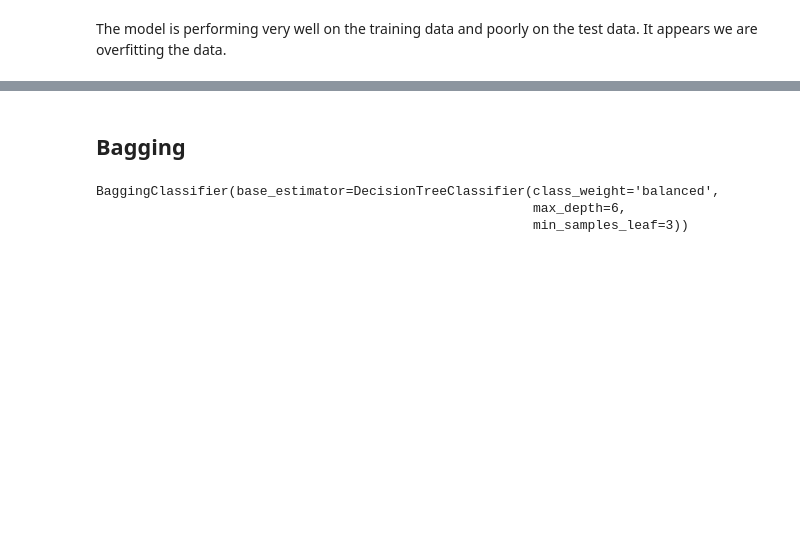
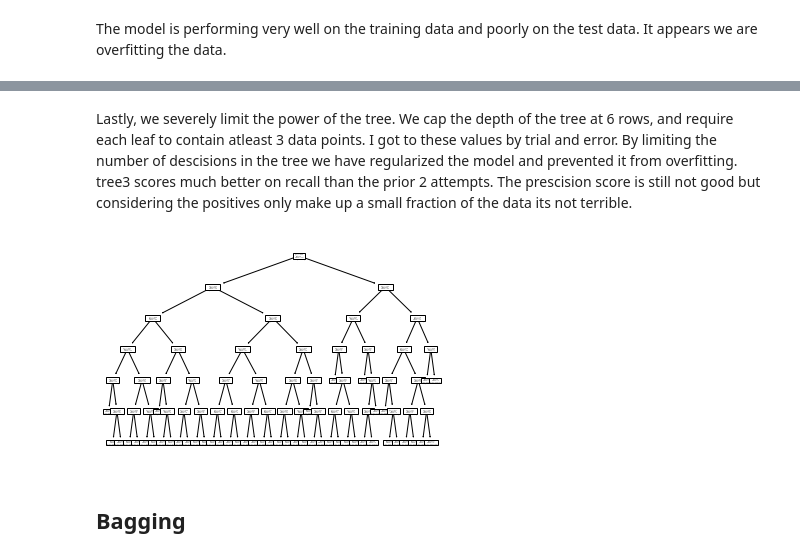
Before and after one commit to will-hawkins/CSCI4962, a Jupyter notebook: Homework 2.ipynb, the cells around one changed output, grey strips where cells are left out. Cells and saved outputs as stored; diff of their text form; code cells hidden in the pictures; blank space fills up the shorter version.

```diff
--- a/Homework 2.ipynb
+++ b/Homework 2.ipynb
@@ -103,2 +110,9 @@ array([[578, 262],
+# %% [markdown]
+Lastly, we severely limit the power of the tree. We cap the depth of the tree at 6 rows, and require each leaf to contain atleast 3 data points. I got to these values by trial and error. By limiting the number of descisions in the tree we have regularized the model and prevented it from overfitting. tree3 scores much better on recall than the prior 2 attempts. The prescision score is still not good but considering the positives only make up a small fraction of the data its not terrible.
+# %%
+Tree.plot_tree(tree3)
+plt.show()
+# %% [output]
+[figure, added]
 # %% [markdown]
 ## Bagging
@@ -114,9 +121,7 @@ from sklearn.ensemble import BaggingClassifier
 from sklearn.model_selection import cross_val_score, RepeatedStratifiedKFold
 # %%
 cv = RepeatedStratifiedKFold(n_splits=10)
-bag = BaggingClassifier(base_estimator=tree3, n_estimators=10)
-bag.fit(x_train, y_train)
+bag = BaggingClassifier(base_estimator=Tree.DecisionTreeClassifier(min_samples_leaf=3, max_depth=6, class_weight='balanced'),
+                        n_estimators=10)
+n_scores = cross_val_score(bag, x_train, np.array(y_train.flatten())[0], scoring='recall',cv=cv)
+bag = bag.fit(x_train, np.array(y_train.flatten())[0])
-# %% [output]
-BaggingClassifier(base_estimator=DecisionTreeClassifier(class_weight='balanced',
-                                                        max_depth=6,
-                                                        min_samples_leaf=3))
```
Also changed, not shown: parts of 19 cells of this notebook.
